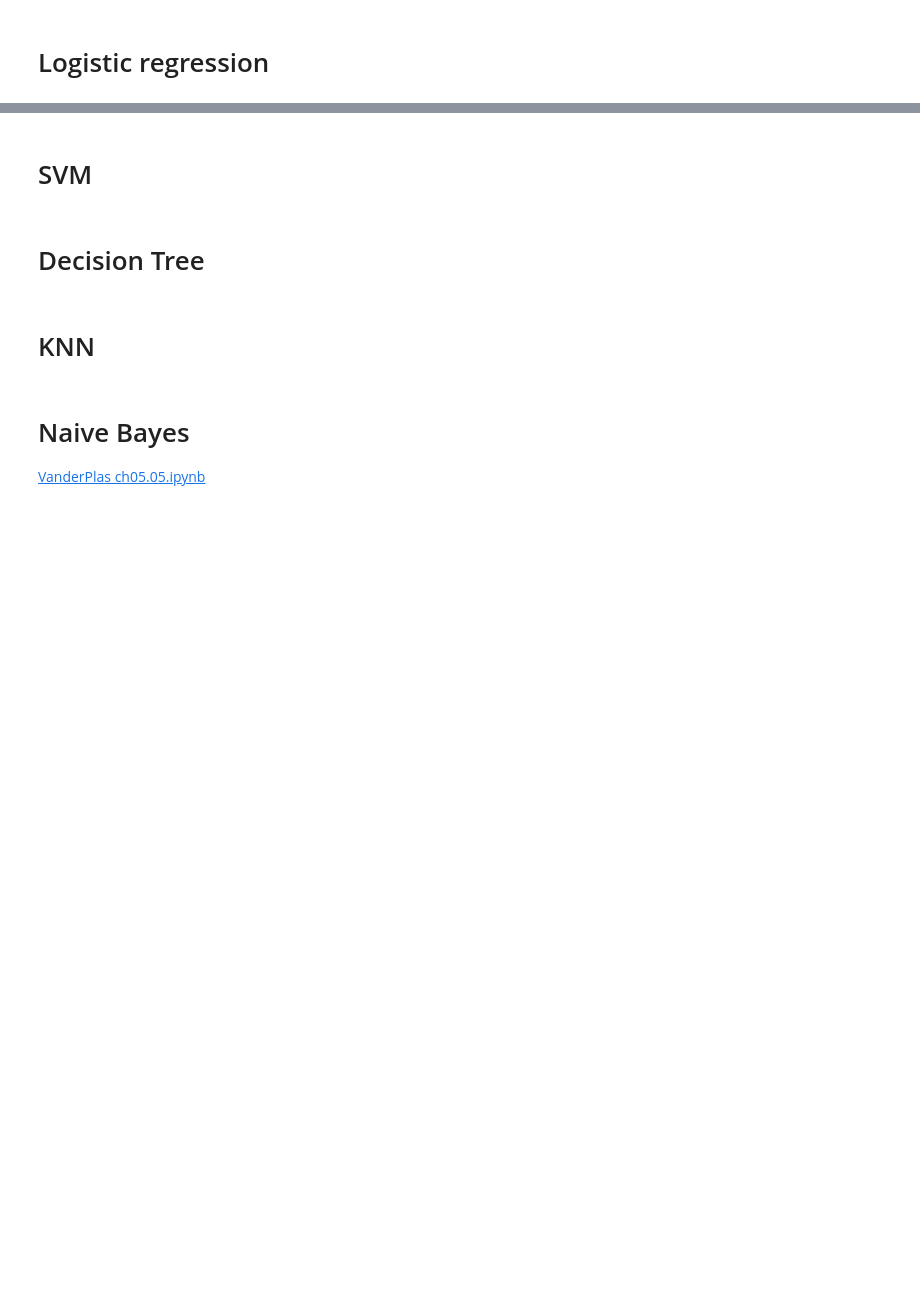
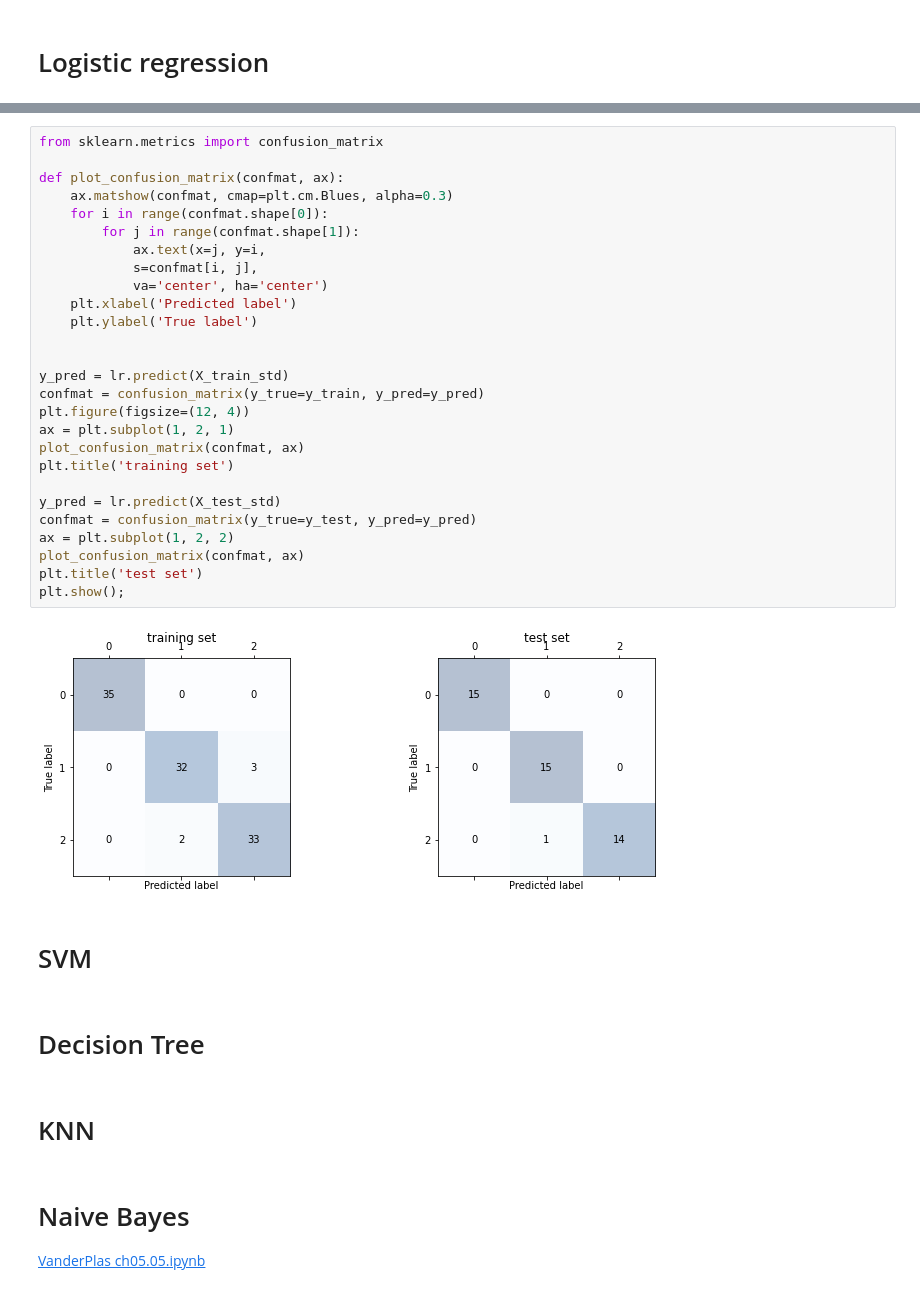
Before and after one commit to umbcdata602/spring2021, a Jupyter notebook: classification.ipynb, the cells around one changed output, grey strips where cells are left out. Drawn from its saved outputs; the diff is of its cells as text; blank space fills up the shorter version.

```diff
--- a/classification.ipynb
+++ b/classification.ipynb
@@ -130,3 +118,32 @@ plt.show()
+# %%
+from sklearn.metrics import confusion_matrix
+
+def plot_confusion_matrix(confmat, ax):
+    ax.matshow(confmat, cmap=plt.cm.Blues, alpha=0.3)
+    for i in range(confmat.shape[0]):
+        for j in range(confmat.shape[1]):
+            ax.text(x=j, y=i,
+            s=confmat[i, j],
+            va='center', ha='center')
+    plt.xlabel('Predicted label')
+    plt.ylabel('True label')
+
+
+y_pred = lr.predict(X_train_std)
+confmat = confusion_matrix(y_true=y_train, y_pred=y_pred)
+plt.figure(figsize=(12, 4))
+ax = plt.subplot(1, 2, 1)
+plot_confusion_matrix(confmat, ax)
+plt.title('training set')
+
+y_pred = lr.predict(X_test_std)
+confmat = confusion_matrix(y_true=y_test, y_pred=y_pred)
+ax = plt.subplot(1, 2, 2)
+plot_confusion_matrix(confmat, ax)
+plt.title('test set')
+plt.show();
+# %% [output]
+[figure, added]
 # %% [markdown]
 # SVM
 # %% [markdown]
```
Also changed, not shown: parts of 10 cells of this notebook.
